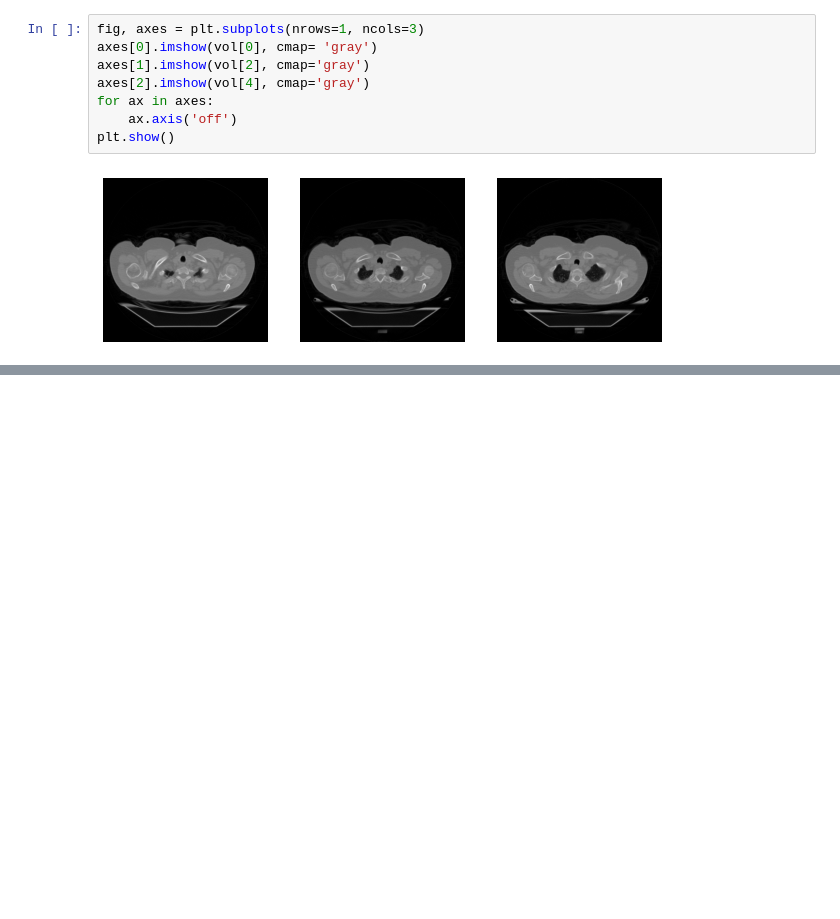
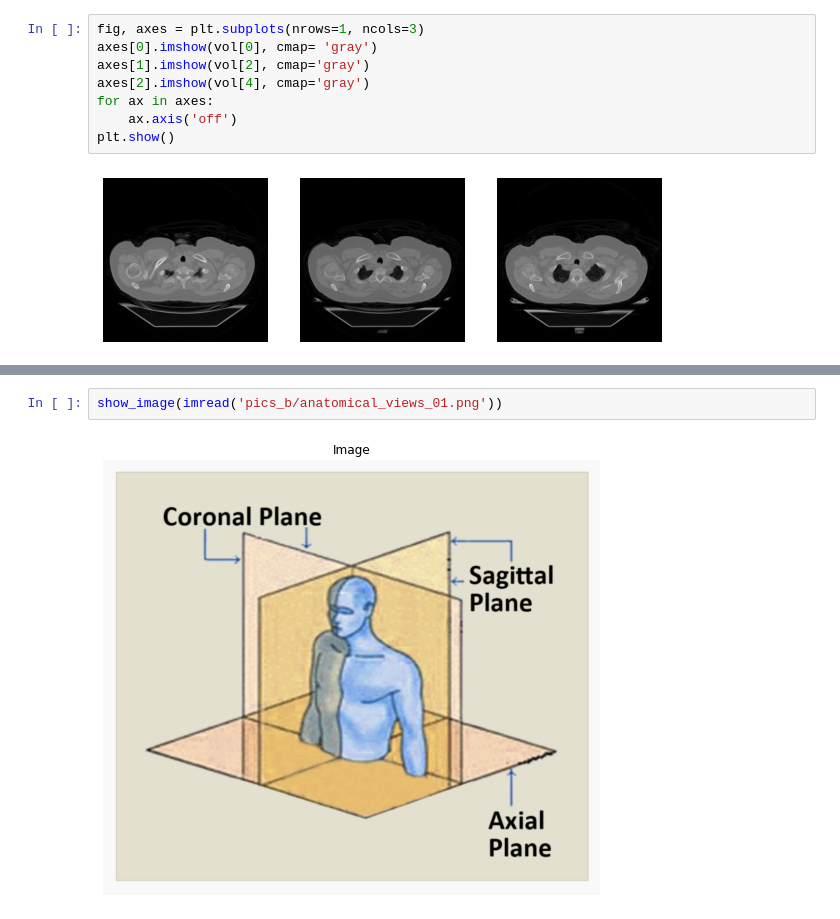
Before and after one commit to anmorgan24/Springboard, a Jupyter notebook: Notes/Image_Processing/Biomedical_Image_Analysis/Biomedical_Image_Analysis_01.ipynb, the cells around one changed output, grey strips where cells are left out. Drawn from its saved outputs; the diff is of its cells as text; blank space fills up the shorter version.

```diff
--- a/Notes/Image_Processing/Biomedical_Image_Analysis/Biomedical_Image_Analysis_01.ipynb
+++ b/Notes/Image_Processing/Biomedical_Image_Analysis/Biomedical_Image_Analysis_01.ipynb
@@ -490,0 +532,4 @@ plt.show()
+# %%
+show_image(imread('pics_b/anatomical_views_01.png'))
+# %% [output]
+[figure, added]
```
Also changed, not shown: parts of 2 cells of this notebook, 3 other files.
